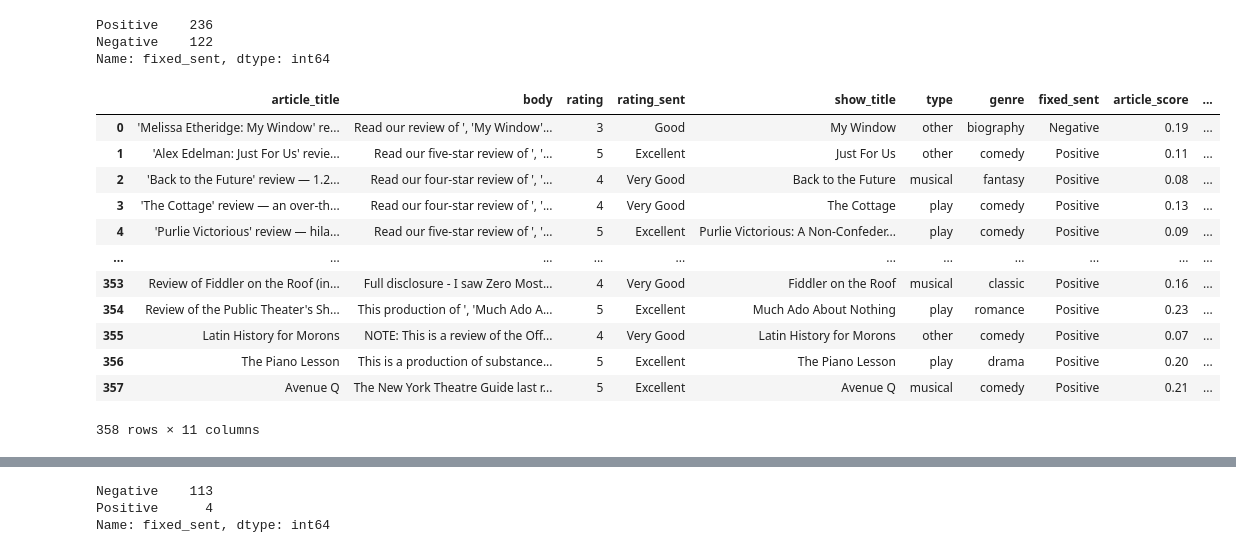
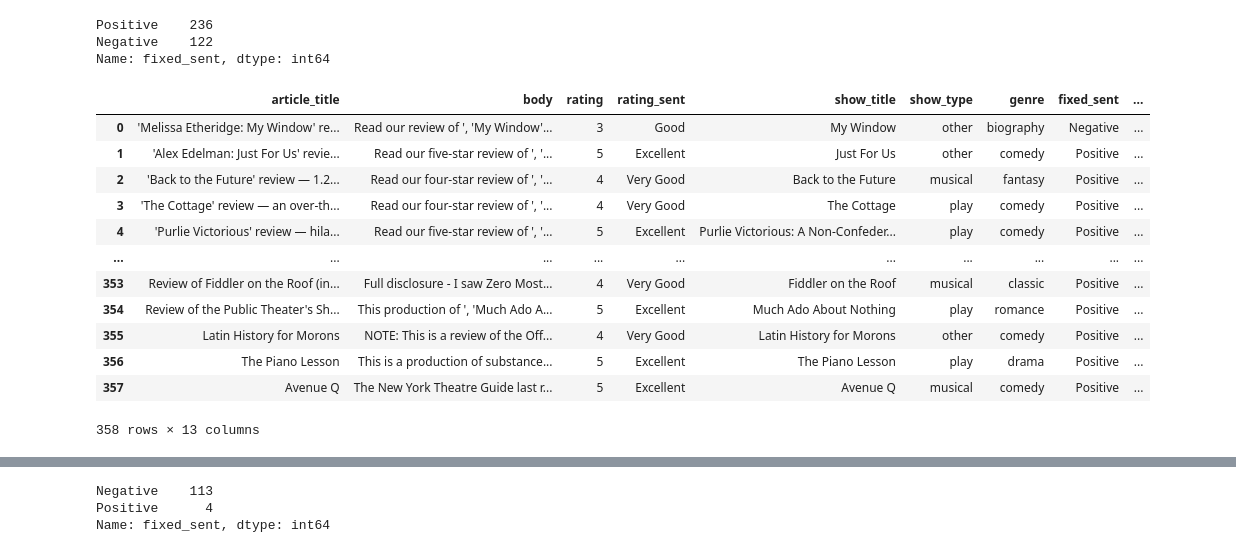
Before and after one commit to kai-tama/Capstone-3, a Jupyter notebook: Notebooks/EDA and Preprocessing.ipynb, the cells around one changed output, grey strips where cells are left out. Drawn from its saved outputs; the diff is of its cells as text; code cells hidden in the pictures.

```diff
--- a/Notebooks/EDA and Preprocessing.ipynb
+++ b/Notebooks/EDA and Preprocessing.ipynb
@@ -473,7 +473,7 @@ def check_type(show):
     else:
         return 'other'
 
-reviews_df['type'] = reviews_df['show_title'].apply(check_type)
+reviews_df['show_type'] = reviews_df['show_title'].apply(check_type)
 # %%
 def assign_genre(show):
     assigned_genres = [genre for genre, shows in genres.items() if show in shows]
@@ -507,47 +507,55 @@ Name: fixed_sent, dtype: int64
 label = []
 score = []
 subjectivity = []
-article_pos = []
-article_neg = []
+total_pos = []
+total_neg = []
 
 for index, review in reviews_df.iterrows():
     text = review['body']
     doc = nlp(text)
     sentiment = round(doc._.blob.polarity, 2)
     subj = round(doc._.blob.subjectivity, 2)
 
     if sentiment > 0:
         sent_label = 'Positive'
     else:
         sent_label = 'Negative'
 
     label.append(sent_label)
     score.append(sentiment)
     subjectivity.append(subj)
 
+    pos_words = []
+    neg_words = []
+
     for x in doc._.blob.sentiment_assessments.assessments:
         if x[1] > 0:
-            article_pos.append(x[0][0])
+            pos_words.append(x[0][0])
         elif x[1] < 0:
-            article_neg.append(x[0][0])
+            neg_words.append(x[0][0])
         else:
             pass
+
+    total_pos.append(' '.join(pos_words))
+    total_neg.append(' '.join(neg_words))
 
 reviews_df['article_score'] = score
 reviews_df['article_sent'] = label
 reviews_df['article_subj'] = subjectivity
+reviews_df['pos_words'] = total_pos
+reviews_df['neg_words'] = total_neg
 reviews_df
 # %% [output]
-|  | article_title | body | rating | rating_sent | show_title | type | genre | fixed_sent | article_score | ... |
-| 0 | 'Melissa Etheridge: My Window' re... | Read our review of ', 'My Window'... | 3 | Good | My Window | other | biography | Negative | 0.19 | ... |
-| 1 | 'Alex Edelman: Just For Us' revie... | Read our five-star review of ', '... | 5 | Excellent | Just For Us | other | comedy | Positive | 0.11 | ... |
-| 2 | 'Back to the Future' review — 1.2... | Read our four-star review of ', '... | 4 | Very Good | Back to the Future | musical | fantasy | Positive | 0.08 | ... |
-| 3 | 'The Cottage' review — an over-th... | Read our four-star review of ', '... | 4 | Very Good | The Cottage | play | comedy | Positive | 0.13 | ... |
-| 4 | 'Purlie Victorious' review — hila... | Read our five-star review of ', '... | 5 | Excellent | Purlie Victorious: A Non-Confeder... | play | comedy | Positive | 0.09 | ... |
-| ... | ... | ... | ... | ... | ... | ... | ... | ... | ... | ... |
-| 353 | Review of Fiddler on the Roof (in... | Full disclosure - I saw Zero Most... | 4 | Very Good | Fiddler on the Roof | musical | classic | Positive | 0.16 | ... |
-| 354 | Review of the Public Theater's Sh... | This production of ', 'Much Ado A... | 5 | Excellent | Much Ado About Nothing | play | romance | Positive | 0.23 | ... |
-| 355 | Latin History for Morons | NOTE: This is a review of the Off... | 4 | Very Good | Latin History for Morons | other | comedy | Positive | 0.07 | ... |
-| 356 | The Piano Lesson | This is a production of substance... | 5 | Excellent | The Piano Lesson | play | drama | Positive | 0.20 | ... |
-| 357 | Avenue Q | The New York Theatre Guide last r... | 5 | Excellent | Avenue Q | musical | comedy | Positive | 0.21 | ... |
+|  | article_title | body | rating | rating_sent | show_title | show_type | genre | fixed_sent | ... |
+| 0 | 'Melissa Etheridge: My Window' re... | Read our review of ', 'My Window'... | 3 | Good | My Window | other | biography | Negative | ... |
+| 1 | 'Alex Edelman: Just For Us' revie... | Read our five-star review of ', '... | 5 | Excellent | Just For Us | other | comedy | Positive | ... |
+| 2 | 'Back to the Future' review — 1.2... | Read our four-star review of ', '... | 4 | Very Good | Back to the Future | musical | fantasy | Positive | ... |
+| 3 | 'The Cottage' review — an over-th... | Read our four-star review of ', '... | 4 | Very Good | The Cottage | play | comedy | Positive | ... |
+| 4 | 'Purlie Victorious' review — hila... | Read our five-star review of ', '... | 5 | Excellent | Purlie Victorious: A Non-Confeder... | play | comedy | Positive | ... |
+| ... | ... | ... | ... | ... | ... | ... | ... | ... | ... |
+| 353 | Review of Fiddler on the Roof (in... | Full disclosure - I saw Zero Most... | 4 | Very Good | Fiddler on the Roof | musical | classic | Positive | ... |
+| 354 | Review of the Public Theater's Sh... | This production of ', 'Much Ado A... | 5 | Excellent | Much Ado About Nothing | play | romance | Positive | ... |
+| 355 | Latin History for Morons | NOTE: This is a review of the Off... | 4 | Very Good | Latin History for Morons | other | comedy | Positive | ... |
+| 356 | The Piano Lesson | This is a production of substance... | 5 | Excellent | The Piano Lesson | play | drama | Positive | ... |
+| 357 | Avenue Q | The New York Theatre Guide last r... | 5 | Excellent | Avenue Q | musical | comedy | Positive | ... |
-358 rows × 11 columns
+358 rows × 13 columns
```
Also changed, not shown: parts of 30 cells of this notebook.
